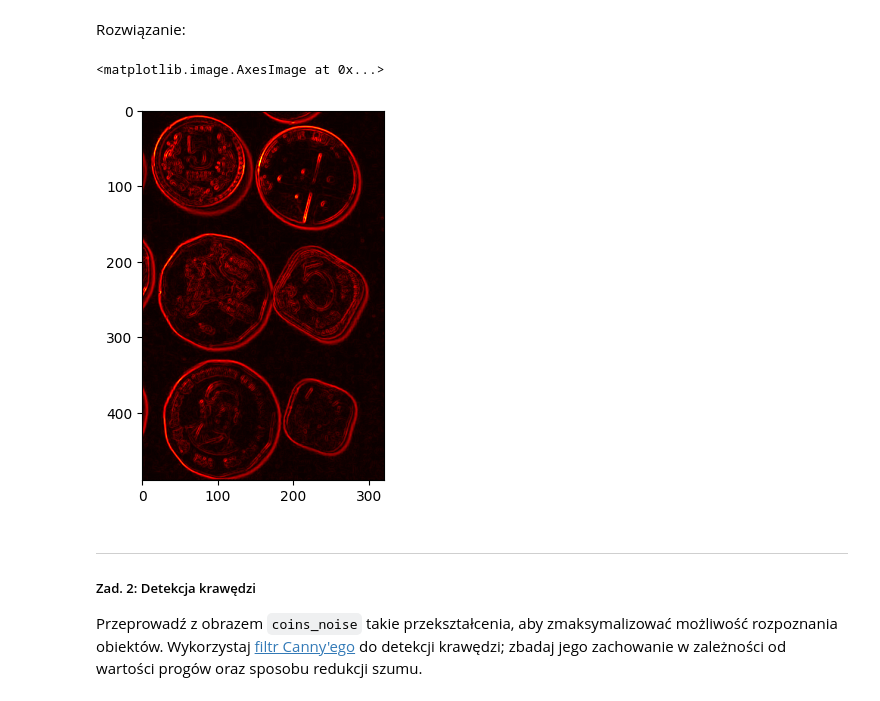
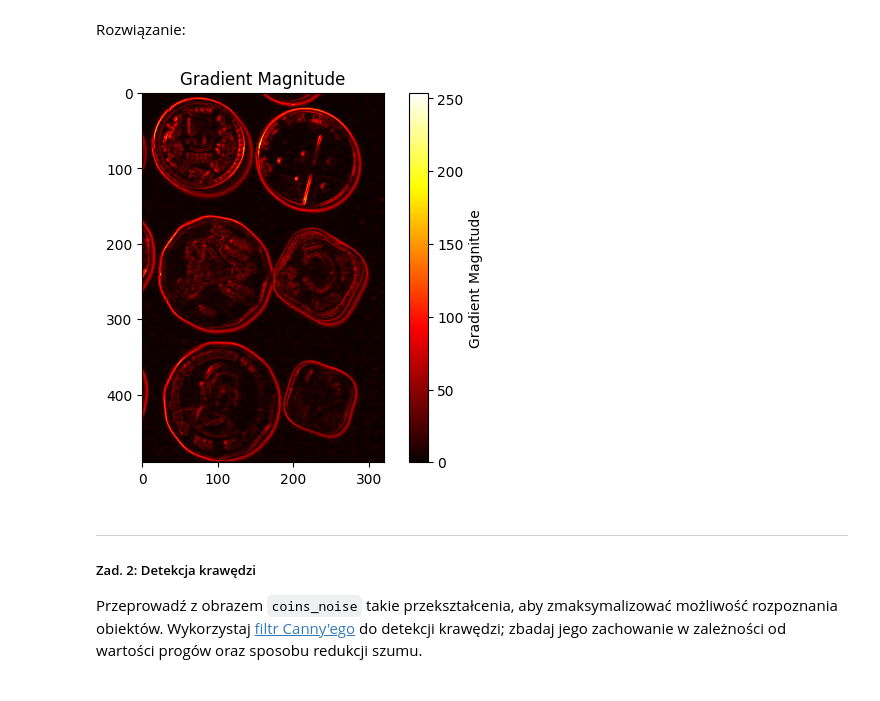
Before and after one commit to piotrdurniat/image-and-video-analysis-and-processing, a Jupyter notebook: lab3 - edge detection, histrogram operations/lab3.ipynb, the cells around one changed output. Saved outputs shown, nothing was run; the diff lists cells and outputs as text; code cells hidden in the pictures.

```diff
--- a/lab3 - edge detection, histrogram operations/lab3.ipynb
+++ b/lab3 - edge detection, histrogram operations/lab3.ipynb
@@ -21,17 +21,24 @@ Image.fromarray(coins)
 # %% [markdown]
 Rozwiązanie:
 # %%
+import cv2
+import numpy as np
+import matplotlib.pyplot as plt
+
+
 grad_x = cv2.Sobel(coins, cv2.CV_64F, 1, 0, ksize=3)
 grad_y = cv2.Sobel(coins, cv2.CV_64F, 0, 1, ksize=3)
 
 grad_magnitude = cv2.magnitude(grad_x, grad_y)
 grad_magnitude = cv2.normalize(grad_magnitude, None, 0, 255, cv2.NORM_MINMAX)
 grad_magnitude = np.uint8(grad_magnitude)
 
 plt.imshow(grad_magnitude, cmap="hot")
+plt.colorbar(label="Gradient Magnitude")
+plt.title("Gradient Magnitude")
+plt.show()
 # %% [output]
-<matplotlib.image.AxesImage at 0x...>
-[figure, old version]
+[figure, new version]
 # %% [markdown]
 ---
 
```
Also changed, not shown: parts of 6 cells of this notebook.
